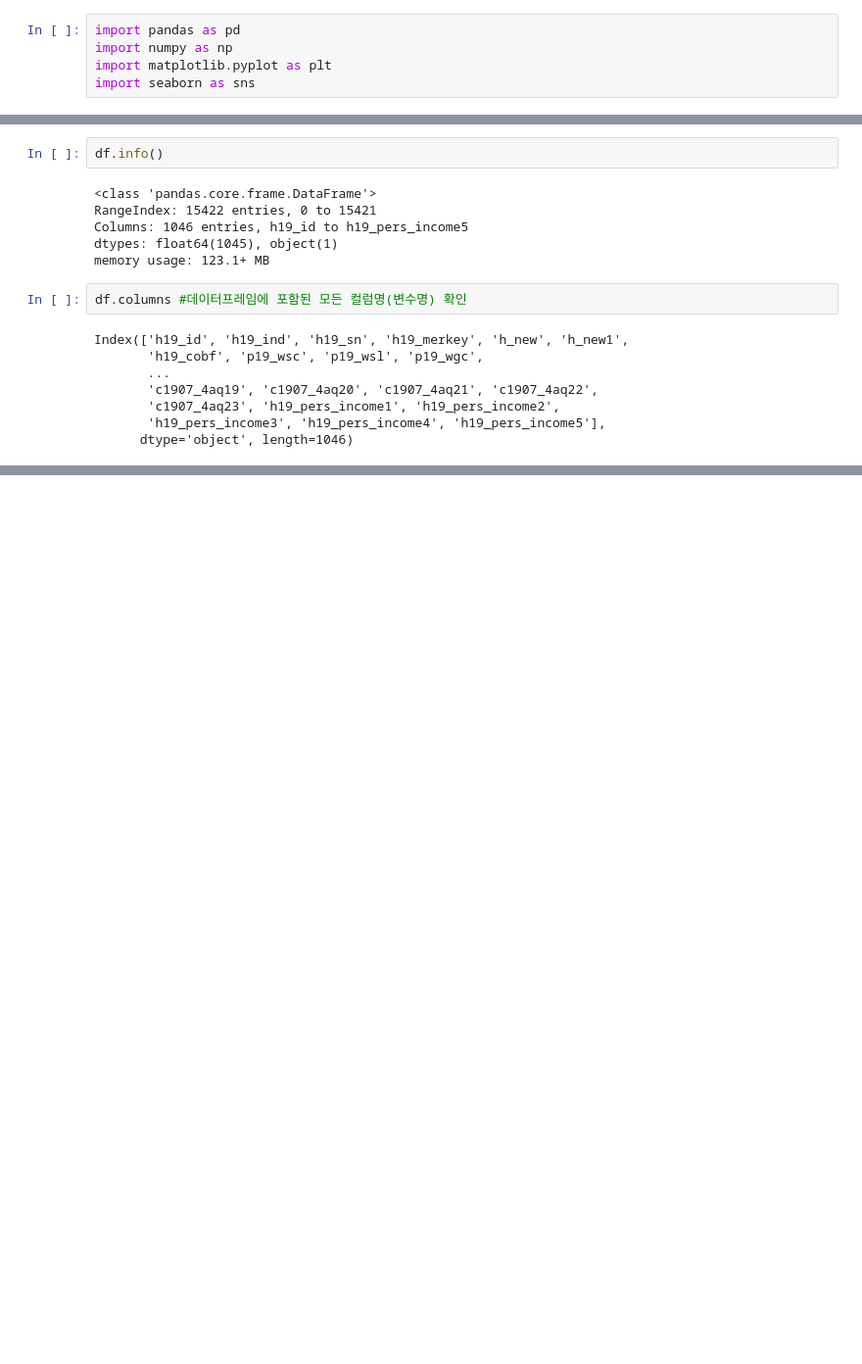
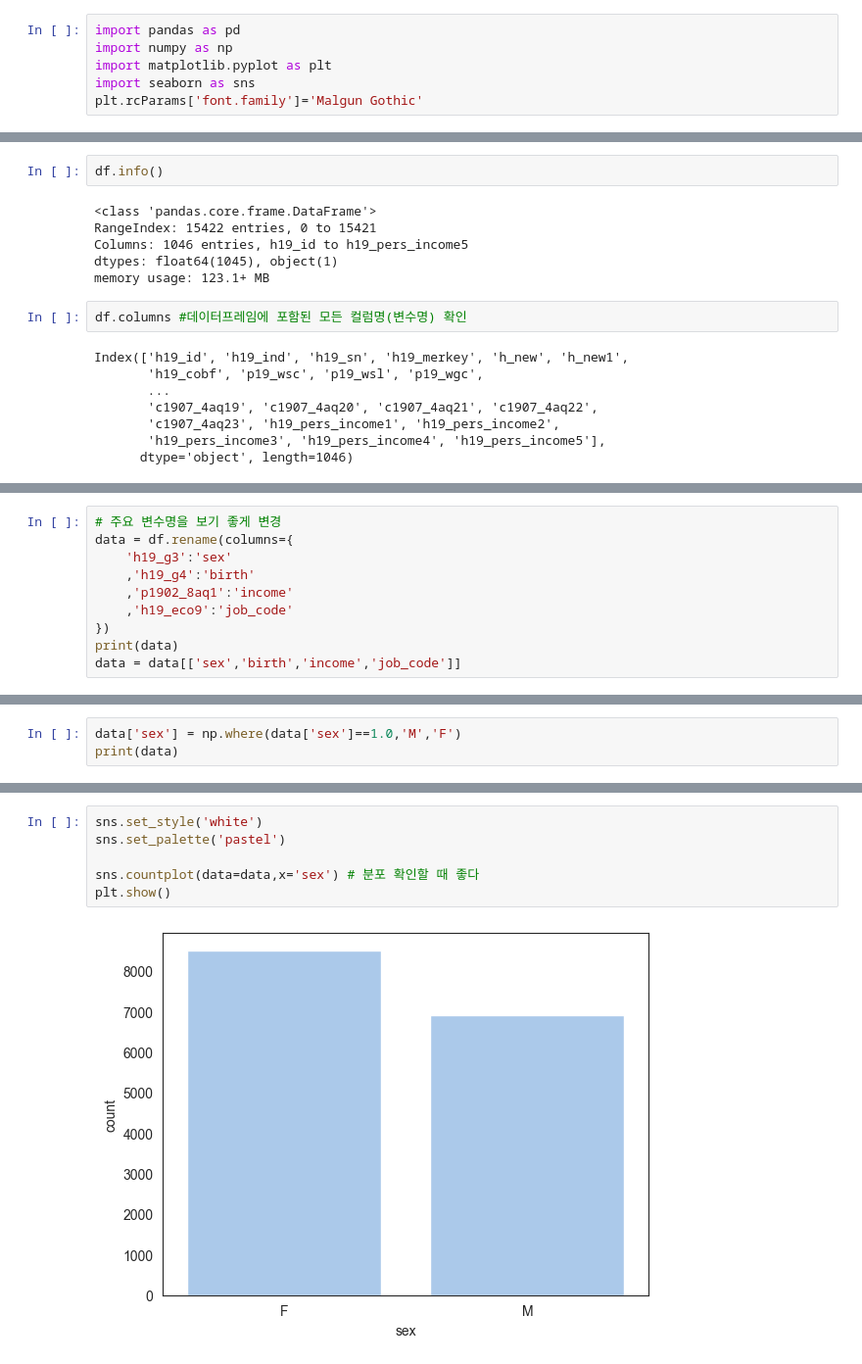
Before and after one commit to clachic00/data_analysis, a Jupyter notebook: 한국복지패널/eda.ipynb, the cells around one changed output, grey strips where cells are left out. Shown: that part at 98% size. Saved outputs shown, nothing was run; the diff lists cells and outputs as text; blank space fills up the shorter version.

```diff
--- a/한국복지패널/eda.ipynb
+++ b/한국복지패널/eda.ipynb
@@ -6,6 +6,7 @@ import pandas as pd
 import numpy as np
 import matplotlib.pyplot as plt
 import seaborn as sns
+plt.rcParams['font.family']='Malgun Gothic'
 # %%
 df = pd.read_spss('content/koweps_hpc19_2024_beta1.sav')
 row_data = df.copy()
@@ -55,0 +61,10 @@ print(df[['h19_g3','h19_g4','p1902_8aq1','h19_eco9']])
+# %%
+# 주요 변수명을 보기 좋게 변경
+data = df.rename(columns={
+    'h19_g3':'sex'
+    ,'h19_g4':'birth'
+    ,'p1902_8aq1':'income'
+    ,'h19_eco9':'job_code'
+})
+print(data)
+data = data[['sex','birth','income','job_code']]
@@ -55,0 +120,3 @@ print(df[['h19_g3','h19_g4','p1902_8aq1','h19_eco9']])
+# %%
+data['sex'] = np.where(data['sex']==1.0,'M','F')
+print(data)
@@ -55,0 +147,8 @@ print(df[['h19_g3','h19_g4','p1902_8aq1','h19_eco9']])
+# %%
+sns.set_style('white')
+sns.set_palette('pastel')
+
+sns.countplot(data=data,x='sex') # 분포 확인할 때 좋다
+plt.show()
+# %% [output]
+[figure, added]
```
Also changed, not shown: parts of 39 cells of this notebook, 8 other files.
